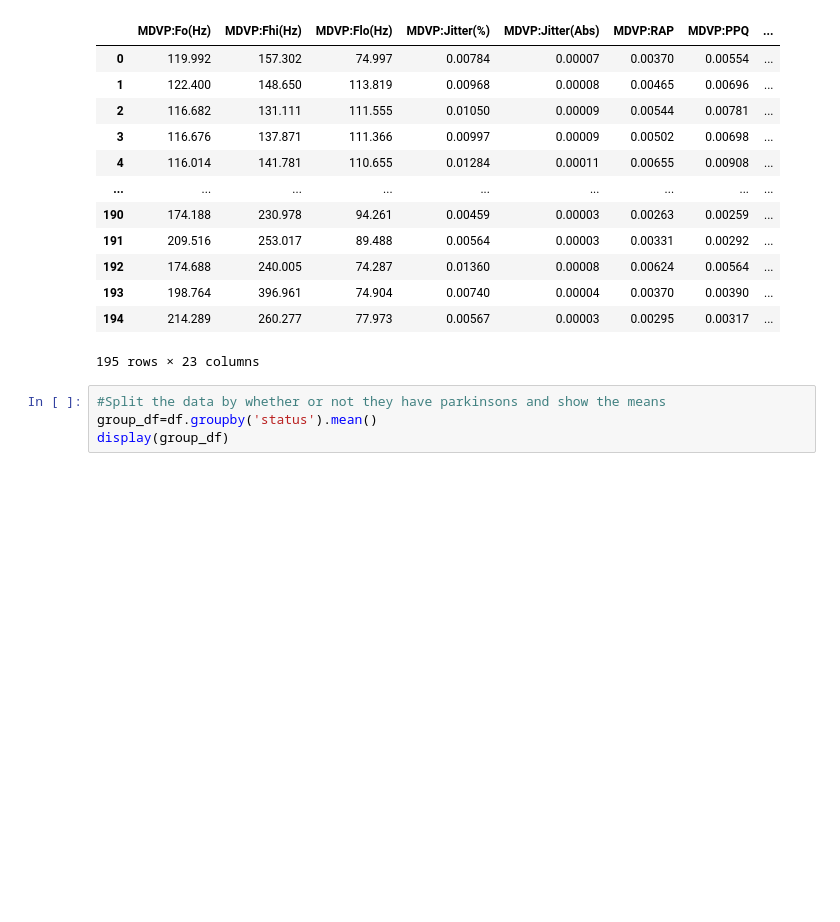
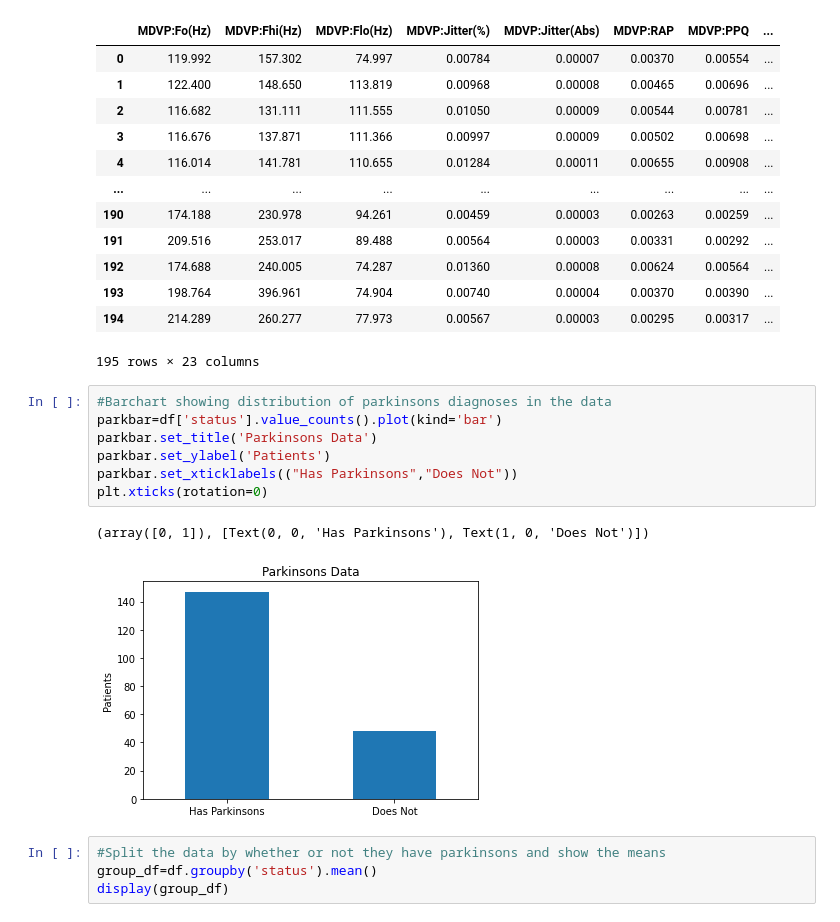
Before and after one commit to makbora/MLFinalProj, a Jupyter notebook: FinalProject.ipynb, the cells around one changed output. Saved outputs shown, nothing was run; the diff lists cells and outputs as text; blank space fills up the shorter version.

```diff
--- a/FinalProject.ipynb
+++ b/FinalProject.ipynb
@@ -39,6 +39,16 @@ display(df)
 | 193 | 198.764 | 396.961 | 74.904 | 0.00740 | 0.00004 | 0.00370 | 0.00390 | ... |
 | 194 | 214.289 | 260.277 | 77.973 | 0.00567 | 0.00003 | 0.00295 | 0.00317 | ... |
 195 rows × 23 columns
+# %%
+#Barchart showing distribution of parkinsons diagnoses in the data
+parkbar=df['status'].value_counts().plot(kind='bar')
+parkbar.set_title('Parkinsons Data')
+parkbar.set_ylabel('Patients')
+parkbar.set_xticklabels(("Has Parkinsons","Does Not"))
+plt.xticks(rotation=0)
+# %% [output]
+(array([0, 1]), [Text(0, 0, 'Has Parkinsons'), Text(1, 0, 'Does Not')])
+[figure, added]
 # %%
 #Split the data by whether or not they have parkinsons and show the means
 group_df=df.groupby('status').mean()
```
Also changed, not shown: parts of 9 cells of this notebook.
